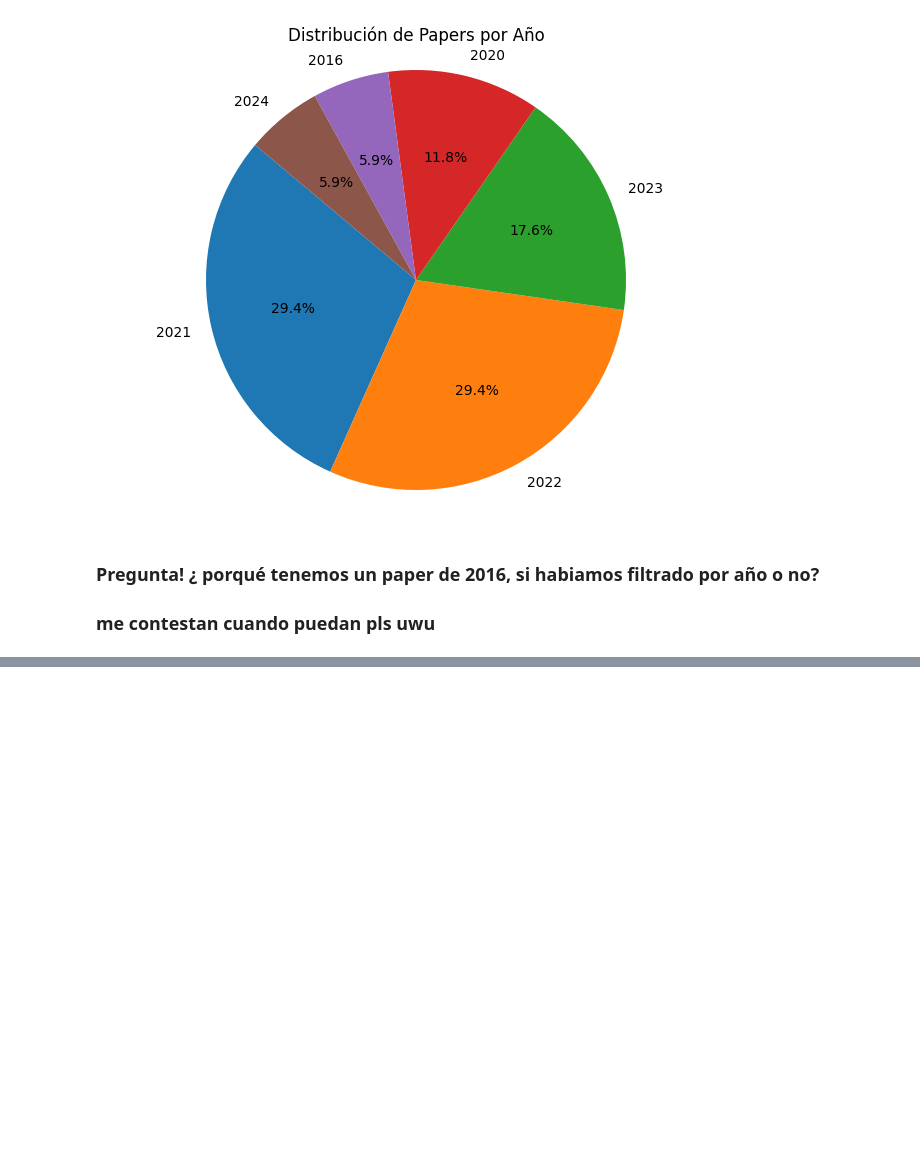
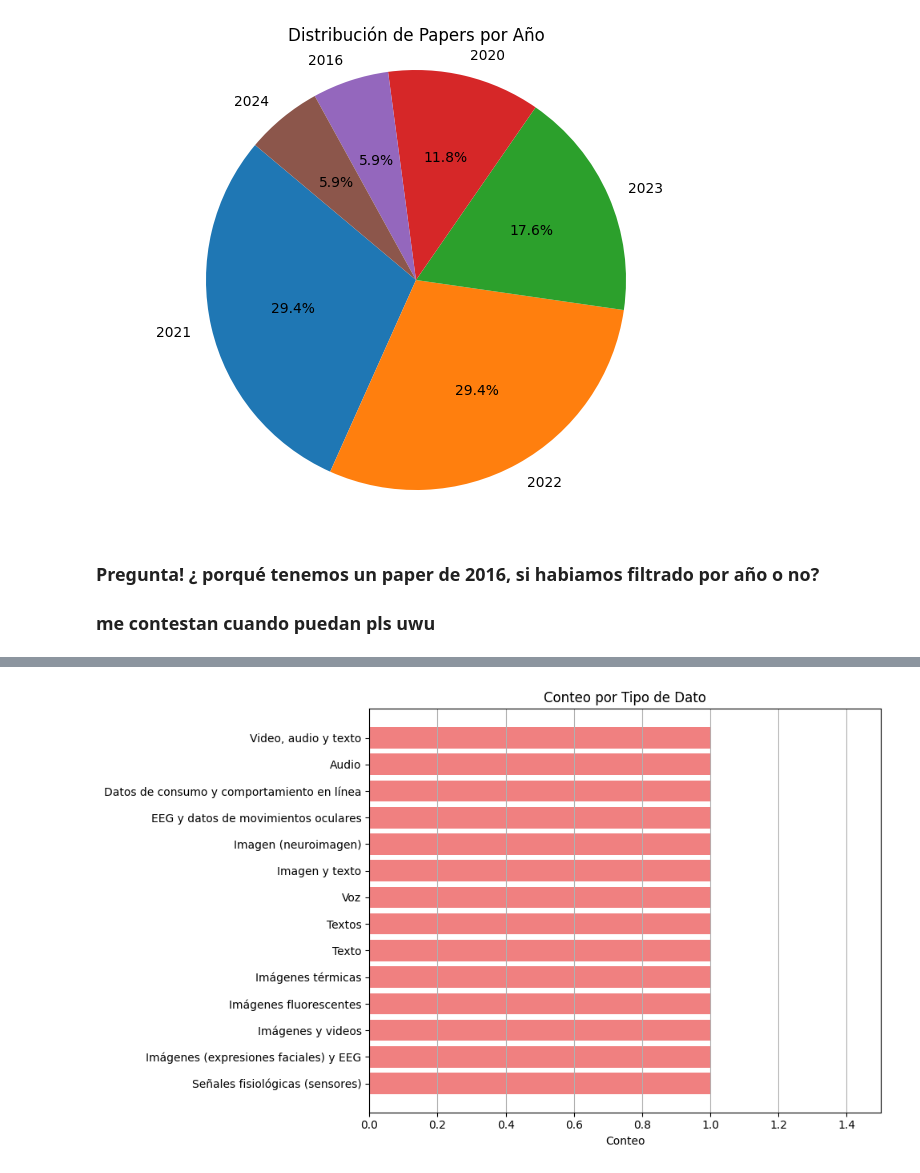
Before and after one commit to BnjmStd/PythonBnjmn, a Jupyter notebook: recognitionEmotion/searchs/analisisPaper/stats.ipynb, the cells around one changed output, grey strips where cells are left out. Saved outputs shown, nothing was run; the diff lists cells and outputs as text; code cells hidden in the pictures; blank space fills up the shorter version.

```diff
--- a/recognitionEmotion/searchs/analisisPaper/stats.ipynb
+++ b/recognitionEmotion/searchs/analisisPaper/stats.ipynb
@@ -168,0 +459,31 @@ print(papersPorAno)
+# %%
+tipo_dato = [
+    "Señales fisiológicas (sensores)",
+    "Imágenes (expresiones faciales) y EEG",
+    "Imágenes y videos",
+    "Imágenes fluorescentes",
+    "Imágenes térmicas",
+    "Texto",
+    "Textos",
+    "Voz",
+    "Imagen y texto",
+    "Imagen (neuroimagen)",
+    "EEG y datos de movimientos oculares",
+    "Datos de consumo y comportamiento en línea",
+    "Audio",
+    "Video, audio y texto"
+]
+
+conteo = [1] * len(tipo_dato)
+
+plt.figure(figsize=(10, 6))
+plt.barh(tipo_dato, conteo, color='lightcoral')
+plt.xlabel('Conteo')
+plt.title('Conteo por Tipo de Dato')
+plt.xlim(0, 1.5)
+plt.grid(axis='x')
+
+plt.tight_layout()
+plt.show()
+# %% [output]
+[figure, added]
```
Also changed, not shown: parts of 16 cells of this notebook, 1 other file.
